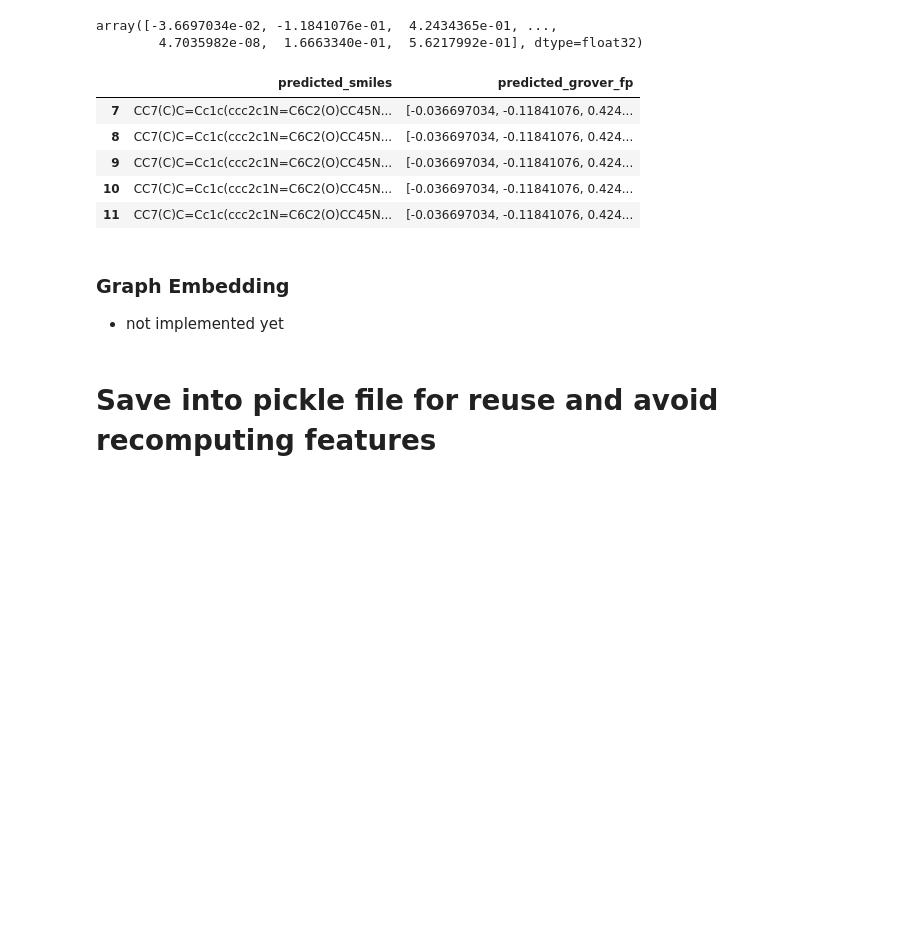
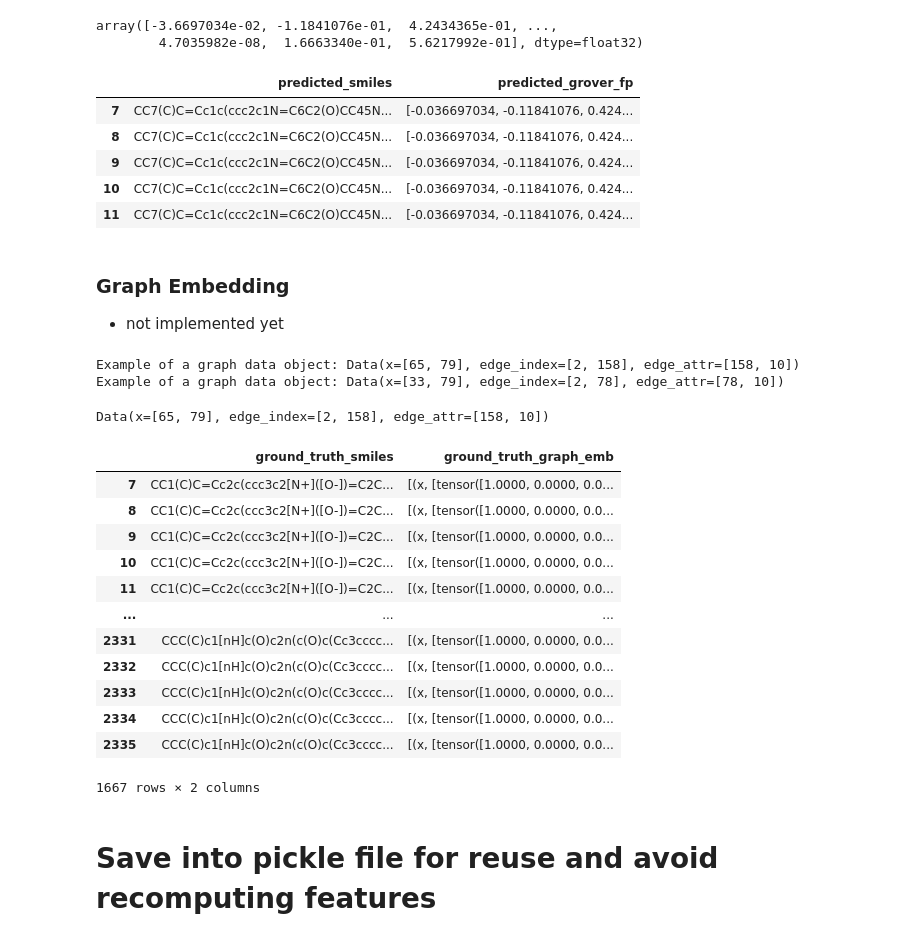
Before and after one commit to davidkubanek/biohack, a Jupyter notebook: scripts/1_feature_extraction.ipynb, the cells around one changed output. Saved outputs shown, nothing was run; the diff lists cells and outputs as text; code cells hidden in the pictures; blank space fills up the shorter version.

```diff
--- a/scripts/1_feature_extraction.ipynb
+++ b/scripts/1_feature_extraction.ipynb
@@ -442,7 +442,7 @@ class GraphDatasetClass:
 
         data_list = []
 
-        for smiles in tqdm(x_smiles, desc='Creating graph dataset...', total=len(x_smiles)):
+        for smiles in x_smiles:
 
             # convert SMILES to RDKit mol object
             mol = Chem.MolFromSmiles(smiles)
@@ -484,7 +484,8 @@ class GraphDatasetClass:
 
         return data_list
 # %%
-def prepare_datalist(smiles, args, graph_fp=True, grover_fp=None):
+import tqdm
+def prepare_datalist(smiles):
     '''
     Convert matrix dataframe to a data_list with pytorch geometric graph data, fingerprints and labels.
     Inputs:
@@ -495,39 +496,48 @@ def prepare_datalist(smiles, args, graph_fp=True, grover_fp=None):
     Outputs:
         data_list: list of data objects
     '''
-
     # get SMILES strings
     data = smiles
 
+    # add graph fingerprint
 
-    # add graph fingerprint
-    if graph_fp is True:
-        GraphDataset = GraphDatasetClass()
-        # create pytorch geometric graph data list
-        data_list = GraphDataset.create_pytorch_geometric_graph_data_list_from_smiles_and_labels(data)
-
-    else: # create simple data_list without graph fingerprint
-      data_list = []
-    #   for label in y:
-    #       # construct Pytorch Geometric data object and append to data list
-    #       data_list.append(Data(y = label.reshape(1, -1)))
-
-
-    # add fingerprint data to each graph
-    for i, smile in tqdm(enumerate(data), desc='Adding fingerprints...', total=len(data)):
-        fp = convert_smile_to_fp_bit_string(smile)
-        data_list[i].fp = fp
-
-
-    # add grover fingerprint to each graph
-    if grover_fp is not None:
-        for i, gfp in tqdm(enumerate(grover_fp['fps'][:args['num_data_points']]), desc='Adding grover embedding...', total=len(data)):
-          data_list[i].grover_fp = torch.tensor(gfp)
-
+    GraphDataset = GraphDatasetClass()
+    # create pytorch geometric graph data list
+    data_list = GraphDataset.create_pytorch_geometric_graph_data_list_from_smiles_and_labels(data)
 
     print(f'Example of a graph data object: {data_list[0]}')
 
     return data_list
+# %%
+data_list_gt = prepare_datalist(df['ground_truth_smiles'])
+data_list_pred = prepare_datalist(df['predicted_smiles'])
+# %% [output]
+Example of a graph data object: Data(x=[65, 79], edge_index=[2, 158], edge_attr=[158, 10])
+Example of a graph data object: Data(x=[33, 79], edge_index=[2, 78], edge_attr=[78, 10])
+# %%
+# add data_list to the DataFrame
+df['ground_truth_graph_emb'] = data_list_gt
+df['predicted_graph_emb'] = data_list_pred
+# %%
+df['ground_truth_graph_emb'].iloc[0]
+# %% [output]
+Data(x=[65, 79], edge_index=[2, 158], edge_attr=[158, 10])
+# %%
+df[['ground_truth_smiles', 'ground_truth_graph_emb']]
+# %% [output]
+|  | ground_truth_smiles | ground_truth_graph_emb |
+| 7 | CC1(C)C=Cc2c(ccc3c2[N+]([O-])=C2C... | [(x, [tensor([1.0000, 0.0000, 0.0... |
+| 8 | CC1(C)C=Cc2c(ccc3c2[N+]([O-])=C2C... | [(x, [tensor([1.0000, 0.0000, 0.0... |
+| 9 | CC1(C)C=Cc2c(ccc3c2[N+]([O-])=C2C... | [(x, [tensor([1.0000, 0.0000, 0.0... |
+| 10 | CC1(C)C=Cc2c(ccc3c2[N+]([O-])=C2C... | [(x, [tensor([1.0000, 0.0000, 0.0... |
+| 11 | CC1(C)C=Cc2c(ccc3c2[N+]([O-])=C2C... | [(x, [tensor([1.0000, 0.0000, 0.0... |
+| ... | ... | ... |
+| 2331 | CCC(C)c1[nH]c(O)c2n(c(O)c(Cc3cccc... | [(x, [tensor([1.0000, 0.0000, 0.0... |
+| 2332 | CCC(C)c1[nH]c(O)c2n(c(O)c(Cc3cccc... | [(x, [tensor([1.0000, 0.0000, 0.0... |
+| 2333 | CCC(C)c1[nH]c(O)c2n(c(O)c(Cc3cccc... | [(x, [tensor([1.0000, 0.0000, 0.0... |
+| 2334 | CCC(C)c1[nH]c(O)c2n(c(O)c(Cc3cccc... | [(x, [tensor([1.0000, 0.0000, 0.0... |
+| 2335 | CCC(C)c1[nH]c(O)c2n(c(O)c(Cc3cccc... | [(x, [tensor([1.0000, 0.0000, 0.0... |
+1667 rows × 2 columns
 # %% [markdown]
 # Save into pickle file for reuse and avoid recomputing features
 # %%
```
Also changed, not shown: 9 other files.
